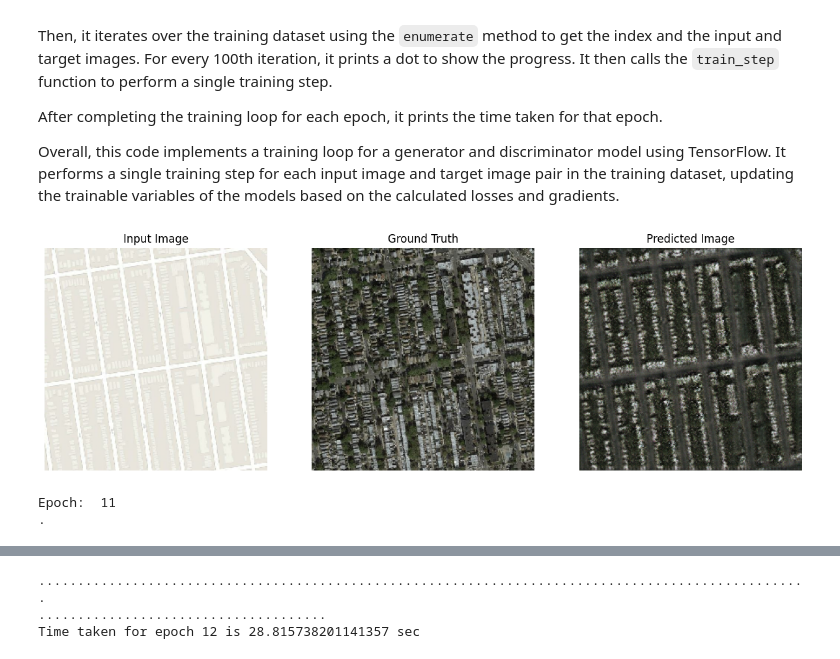
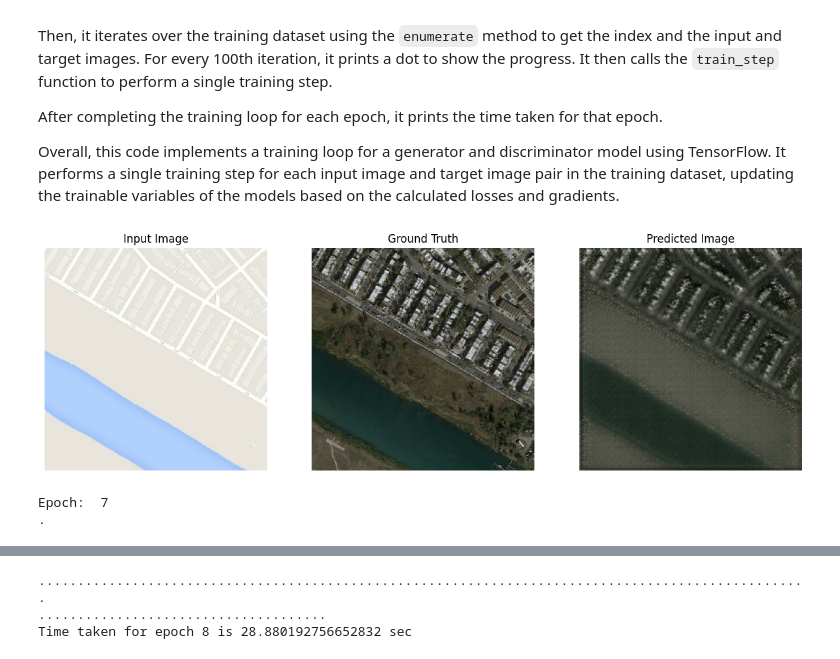
Before and after one commit to Master-sniffer/ML, a Jupyter notebook: NoteBooks/Computer_Vision/pix2pix-maps-on-multiple-gpu-s.ipynb, the cells around one changed output, grey strips where cells are left out. Drawn from its saved outputs; the diff is of its cells as text; code cells hidden in the pictures.

```diff
--- a/NoteBooks/Computer_Vision/pix2pix-maps-on-multiple-gpu-s.ipynb
+++ b/NoteBooks/Computer_Vision/pix2pix-maps-on-multiple-gpu-s.ipynb
@@ -856,8 +858,8 @@ def fit(train_ds, epochs, test_ds):
 
     print(f'Time taken for epoch {epoch + 1} is {time.time() - start} sec\n')
 # %%
-fit(train_dataset, EPOCHS, test_dataset)
+fit(train_dataset, 8, test_dataset)
 # %% [output]
-[figure, old version]
+[figure, new version]
-Epoch:  11
+Epoch:  7
 .
@@ -865,3 +867,3 @@ Epoch:  11
 ...................................................................................................
 .....................................
-Time taken for epoch 12 is 28.815738201141357 sec
+Time taken for epoch 8 is 28.880192756652832 sec
```
Also changed, not shown: parts of 5 cells of this notebook.
